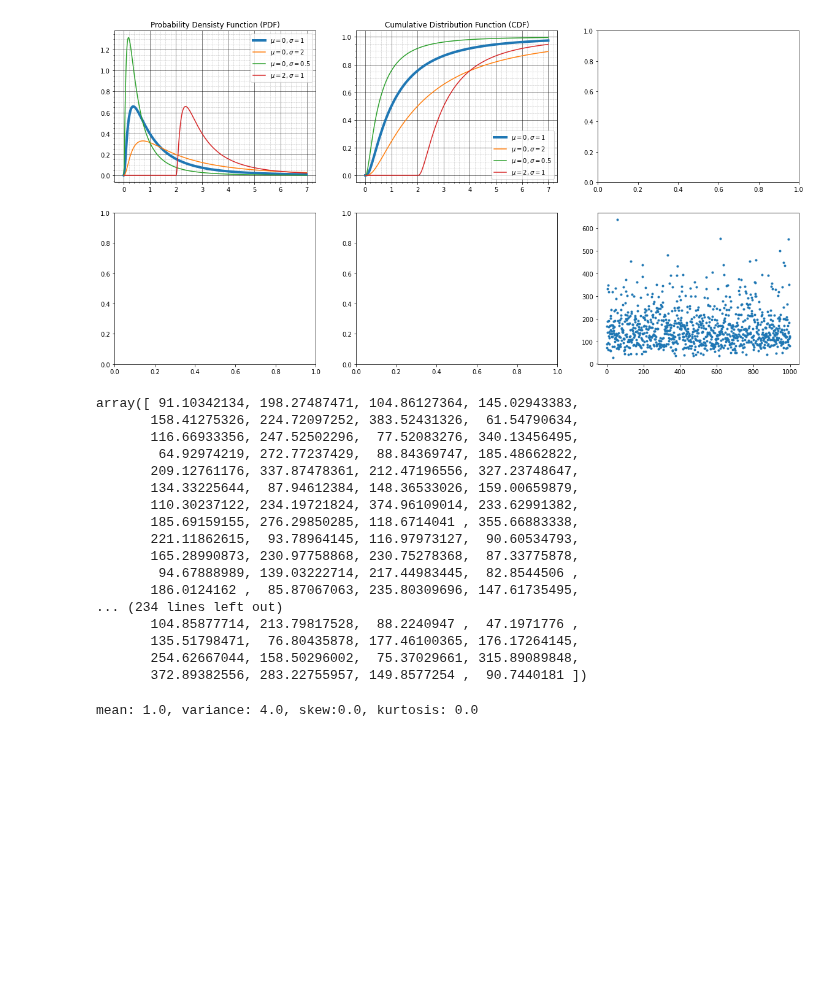
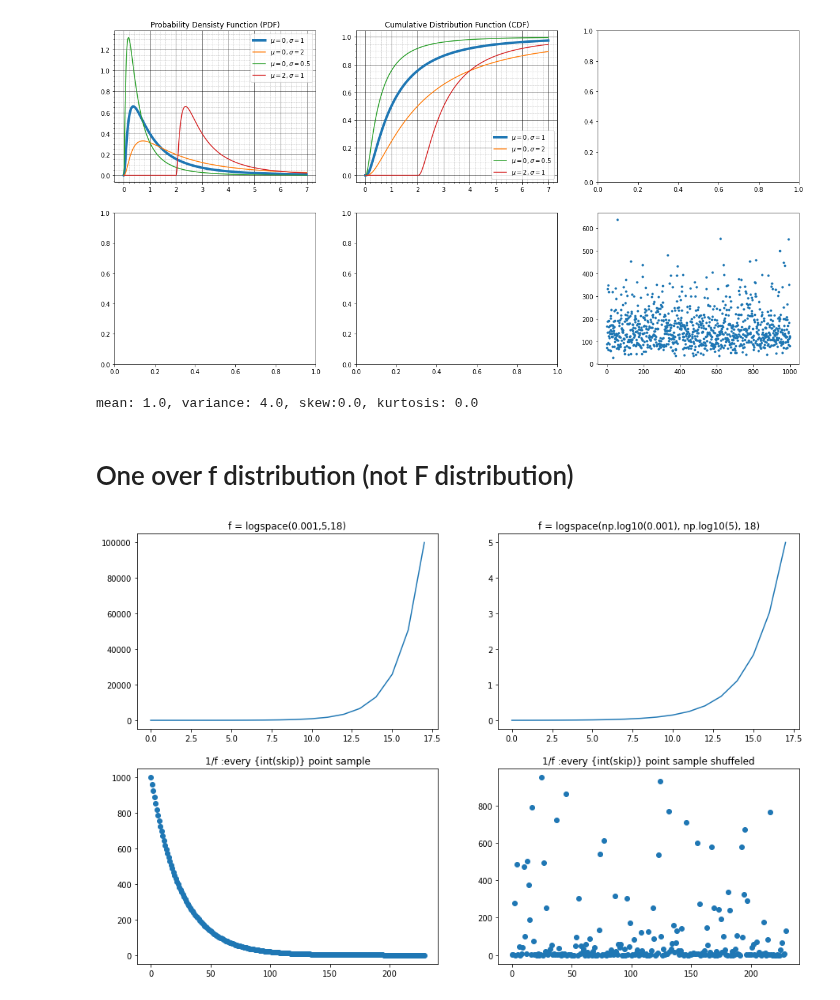
Before and after one commit to tomafischer/ai_geeks, a Jupyter notebook: statistics/Distributions_Descriptive_snippets.ipynb, the cells around one changed output. Cells and saved outputs as stored; diff of their text form; code cells hidden in the pictures; blank space fills up the shorter version.

Commit message:
added one over f distribution

```diff
--- a/statistics/Distributions_Descriptive_snippets.ipynb
+++ b/statistics/Distributions_Descriptive_snippets.ipynb
@@ -221,28 +221,53 @@ Paramters: loc = 5, scale = 0.5 =>
 mean: 5.8243606353500645, variance: 1.167693567617901, skew:6.184877138632554, kurtosis: 110.9363921763115
 Empirical: mean = 159.9383380353548
 [figure]
-# %%
-data_log_normal
-# %% [output]
-array([ 91.10342134, 198.27487471, 104.86127364, 145.02943383,
-       158.41275326, 224.72097252, 383.52431326,  61.54790634,
-       116.66933356, 247.52502296,  77.52083276, 340.13456495,
-        64.92974219, 272.77237429,  88.84369747, 185.48662822,
-       209.12761176, 337.87478361, 212.47196556, 327.23748647,
-       134.33225644,  87.94612384, 148.36533026, 159.00659879,
-       110.30237122, 234.19721824, 374.96109014, 233.62991382,
-       185.69159155, 276.29850285, 118.6714041 , 355.66883338,
-       221.11862615,  93.78964145, 116.97973127,  90.60534793,
-       165.28990873, 230.97758868, 230.75278368,  87.33775878,
-        94.67888989, 139.03222714, 217.44983445,  82.8544506 ,
-       186.0124162 ,  85.87067063, 235.80309696, 147.61735495,
-... (234 lines left out)
-       104.85877714, 213.79817528,  88.2240947 ,  47.1971776 ,
-       135.51798471,  76.80435878, 177.46100365, 176.17264145,
-       254.62667044, 158.50296002,  75.37029661, 315.89089848,
-       372.89382556, 283.22755957, 149.8577254 ,  90.7440181 ])
 # %%
 mean, var, skew, kurt = stats.norm.stats(moments='mvsk', scale=2, loc =1)
 print(f"mean: {mean}, variance: {var}, skew:{skew}, kurtosis: {kurt}")
 # %% [output]
 mean: 1.0, variance: 4.0, skew:0.0, kurtosis: 0.0
+# %% [markdown]
+# One over f distribution (not F distribution)
+# %%
+import numpy as np
+import matplotlib.pyplot as plt
+# one over f distribution
+# Simulation Parameter
+
+# Generate a population of numbers
+
+population_size = 2.3e5
+
+####
+#  one over f distribution
+###
+# logspace 10^1 ... 10^5
+f1 = np.logspace(0.001,5,18)
+# to get from 1..5 we have to add log
+f2 = np.logspace(np.log10(0.001), np.log10(5), 18)
+# generate the population
+population = 1 / np.logspace(np.log10(0.001), np.log10(10), int(population_size))
+
+fig, axs = plt.subplots(2,2, figsize=(15,10))
+
+ax= axs[0][0]
+ax.set_title("f = logspace(0.001,5,18)")
+ax.plot(f1)
+
+ax = axs[0][1]
+ax.set_title("f = logspace(np.log10(0.001), np.log10(5), 18)")
+ax.plot(f2)
+
+ax = axs[1][0]
+skip = 1e3
+ax.set_title("1/f :every {int(skip)} point sample")
+ax.plot(population[::int(skip)], 'o')
+
+ax = axs[1][1]
+ax.set_title("1/f :every {int(skip)} point sample shuffeled")
+np.random.shuffle(population)
+ax.plot(population[::int(skip)], 'o')
+
+plt.show()
+# %% [output]
+[figure, added]
```
